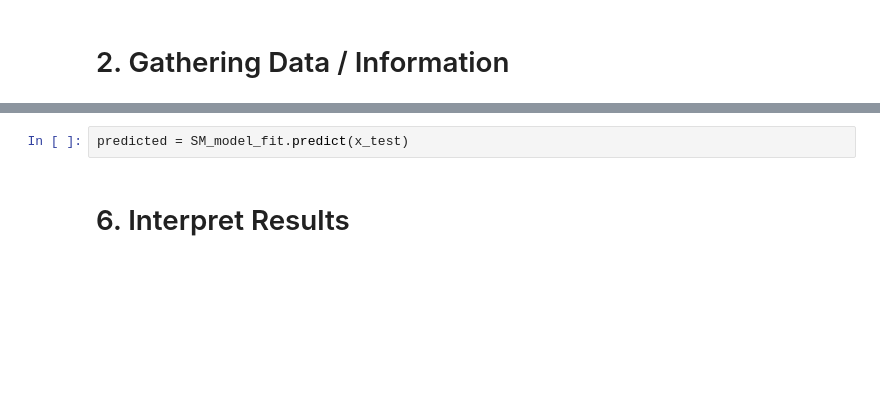
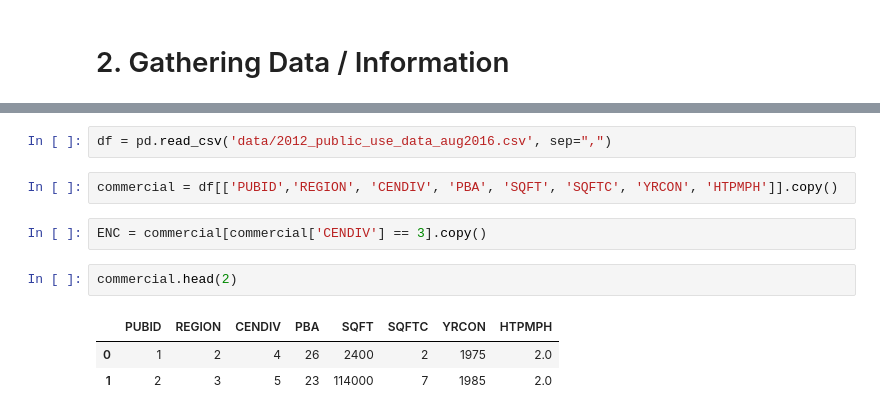
Before and after one commit to jackie-kinsler/es_take_home, a Jupyter notebook: Energy_Solutions_Take_Home.ipynb, the cells around one changed output, grey strips where cells are left out. Saved outputs shown, nothing was run; the diff lists cells and outputs as text; blank space fills up the shorter version.

```diff
--- a/Energy_Solutions_Take_Home.ipynb
+++ b/Energy_Solutions_Take_Home.ipynb
@@ -240,4 +66,12 @@ print(SM_model_fit.summary())
-# %%
-predicted = SM_model_fit.predict(x_test)
-# %% [markdown]
-# 6. Interpret Results <a id='interpret'></a>
+# %%
+df = pd.read_csv('data/2012_public_use_data_aug2016.csv', sep=",")
+# %%
+commercial = df[['PUBID','REGION', 'CENDIV', 'PBA', 'SQFT', 'SQFTC', 'YRCON', 'HTPMPH']].copy()
+# %%
+ENC = commercial[commercial['CENDIV'] == 3].copy()
+# %%
+commercial.head(2)
+# %% [output]
+|  | PUBID | REGION | CENDIV | PBA | SQFT | SQFTC | YRCON | HTPMPH |
+| 0 | 1 | 2 | 4 | 26 | 2400 | 2 | 1975 | 2.0 |
+| 1 | 2 | 3 | 5 | 23 | 114000 | 7 | 1985 | 2.0 |
```
Also changed, not shown: parts of 39 cells of this notebook.
